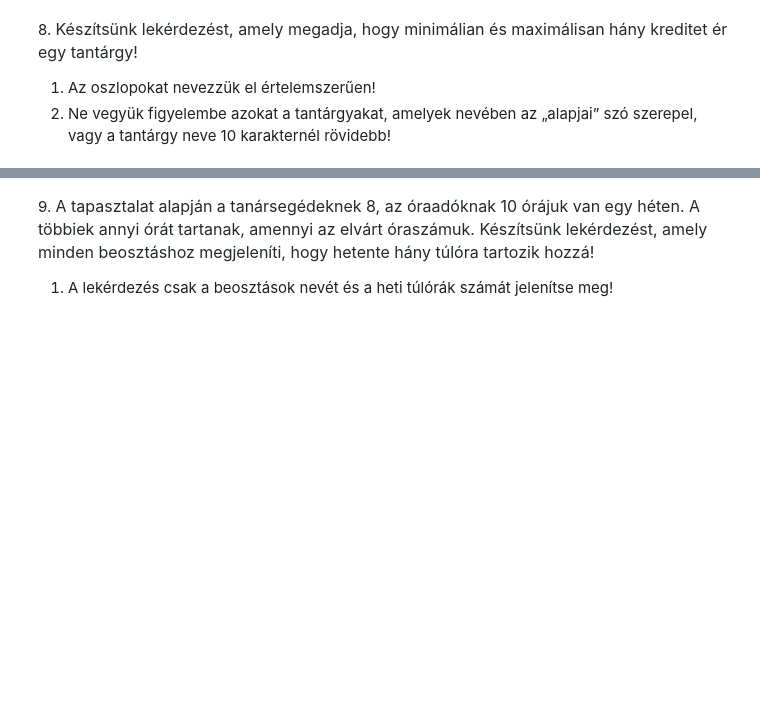
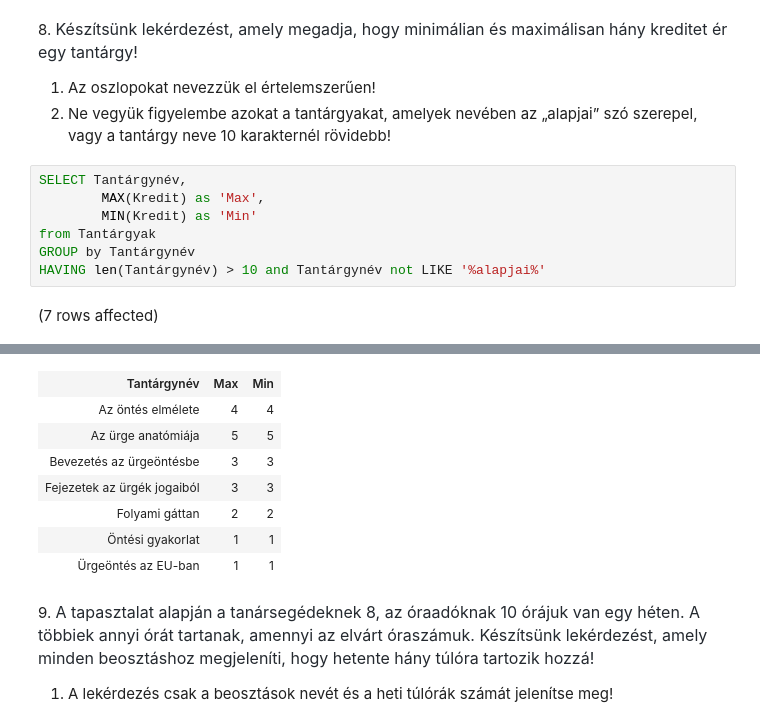
Before and after one commit to meglehetosen/sql1, a Jupyter notebook: gyakorlat02_feladatok .ipynb, the cells around one changed output, grey strips where cells are left out. Saved outputs shown, nothing was run; the diff lists cells and outputs as text; blank space fills up the shorter version.

```diff
--- a/gyakorlat02_feladatok .ipynb
+++ b/gyakorlat02_feladatok .ipynb
@@ -118,3 +136,12 @@ group by CASE
 
 1. Az oszlopokat nevezzük el értelemszerűen!
 2. Ne vegyük figyelembe azokat a tantárgyakat, amelyek nevében az „alapjai” szó szerepel, vagy a tantárgy neve 10 karakternél rövidebb!
+# %%
+SELECT Tantárgynév,
+        MAX(Kredit) as 'Max',
+        MIN(Kredit) as 'Min'
+from Tantárgyak
+GROUP by Tantárgynév
+HAVING len(Tantárgynév) > 10 and Tantárgynév not LIKE '%alapjai%'
+# %% [output]
+(7 rows affected)
@@ -121,3 +149,11 @@ group by CASE
+| Tantárgynév | Max | Min |
+| Az öntés elmélete | 4 | 4 |
+| Az ürge anatómiája | 5 | 5 |
+| Bevezetés az ürgeöntésbe | 3 | 3 |
+| Fejezetek az ürgék jogaiból | 3 | 3 |
+| Folyami gáttan | 2 | 2 |
+| Öntési gyakorlat | 1 | 1 |
+| Ürgeöntés az EU-ban | 1 | 1 |
 # %% [markdown]
 9. <span style="color: rgb(36, 41, 47); font-family: -apple-system, BlinkMacSystemFont, &quot;Segoe UI&quot;, Helvetica, Arial, sans-serif, &quot;Apple Color Emoji&quot;, &quot;Segoe UI Emoji&quot;; font-size: 16px;">A tapasztalat alapján a tanársegédeknek 8, az óraadóknak 10 órájuk van egy héten. A többiek annyi órát tartanak, amennyi az elvárt óraszámuk. Készítsünk lekérdezést, amely minden beosztáshoz megjeleníti, hogy hetente hány túlóra tartozik hozzá!</span>
 
```
Also changed, not shown: parts of 2 cells of this notebook.
